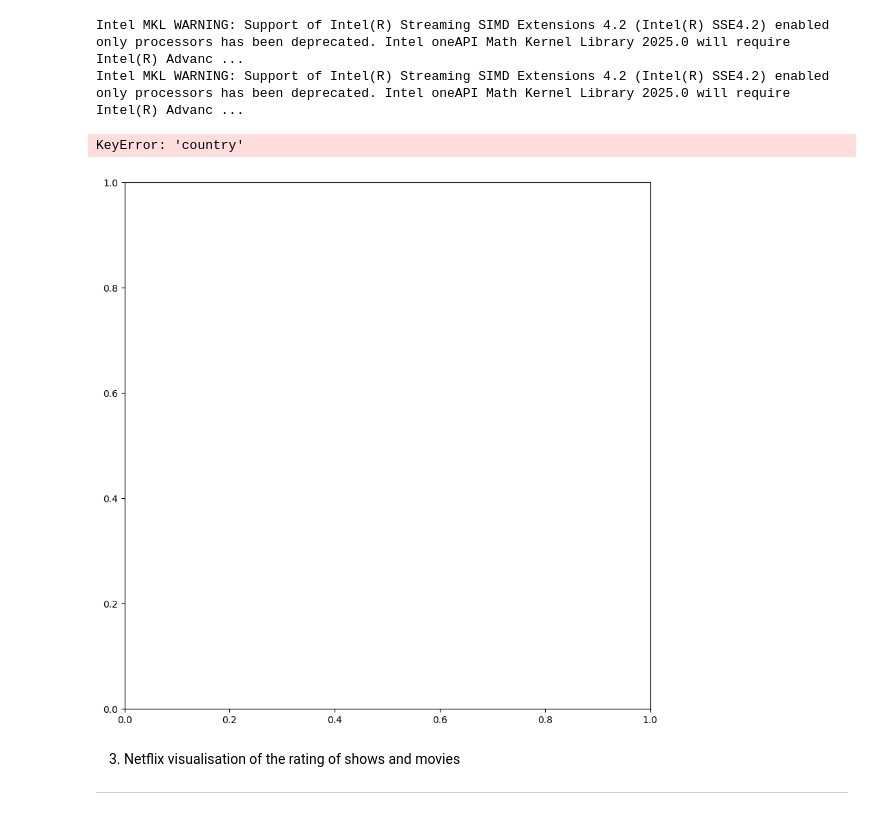
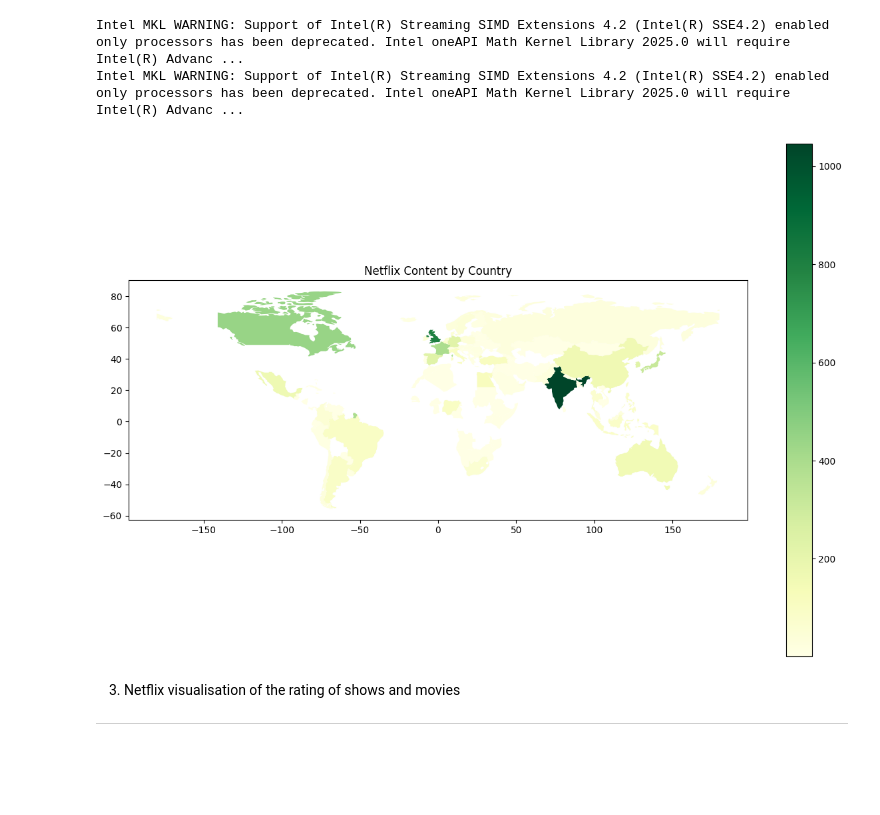
Before and after one commit to lewah/mangosplit, a Jupyter notebook: Netflix_project/visualisation_netflix_data.ipynb, the cells around one changed output. Drawn from its saved outputs; the diff is of its cells as text; code cells hidden in the pictures; blank space fills up the shorter version.

```diff
--- a/Netflix_project/visualisation_netflix_data.ipynb
+++ b/Netflix_project/visualisation_netflix_data.ipynb
@@ -116,20 +116,19 @@ Intel MKL WARNING: Support of Intel(R) Streaming SIMD Extensions 4.2 (Intel(R) S
 # %%
 
 # Load the country geometries from a GeoJSON file
 world = gpd.read_file(gpd.datasets.get_path('naturalearth_lowres'))
 
 # Merge your country counts data with the country geometries
 merged_data = world.merge(country_counts, left_on='name', right_on=country_counts.index, how='left')
 
 # Visualize the data on a choropleth map
 fig, ax = plt.subplots(1, 1, figsize=(15, 10))
-merged_data.plot(column='country', cmap='YlGn', linewidth=0.8, ax=ax, legend=True)
+merged_data.plot(column='count', cmap='YlGn', linewidth=0.8, ax=ax, legend=True)
 
 plt.title('Netflix Content by Country')
 plt.show()
 # %% [output]
-KeyError: 'country'
-[figure, old version]
+[figure, new version]
 # %%
 
 # Create a DataFrame from the country counts
```
